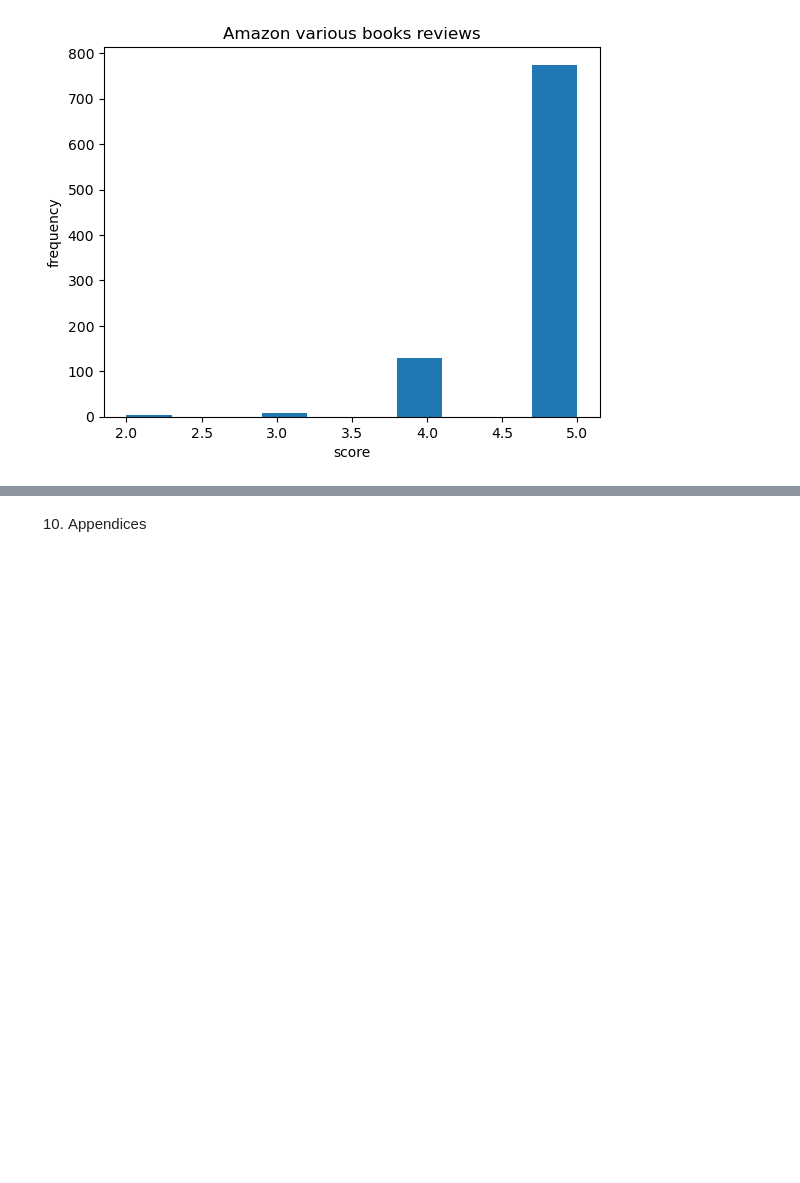
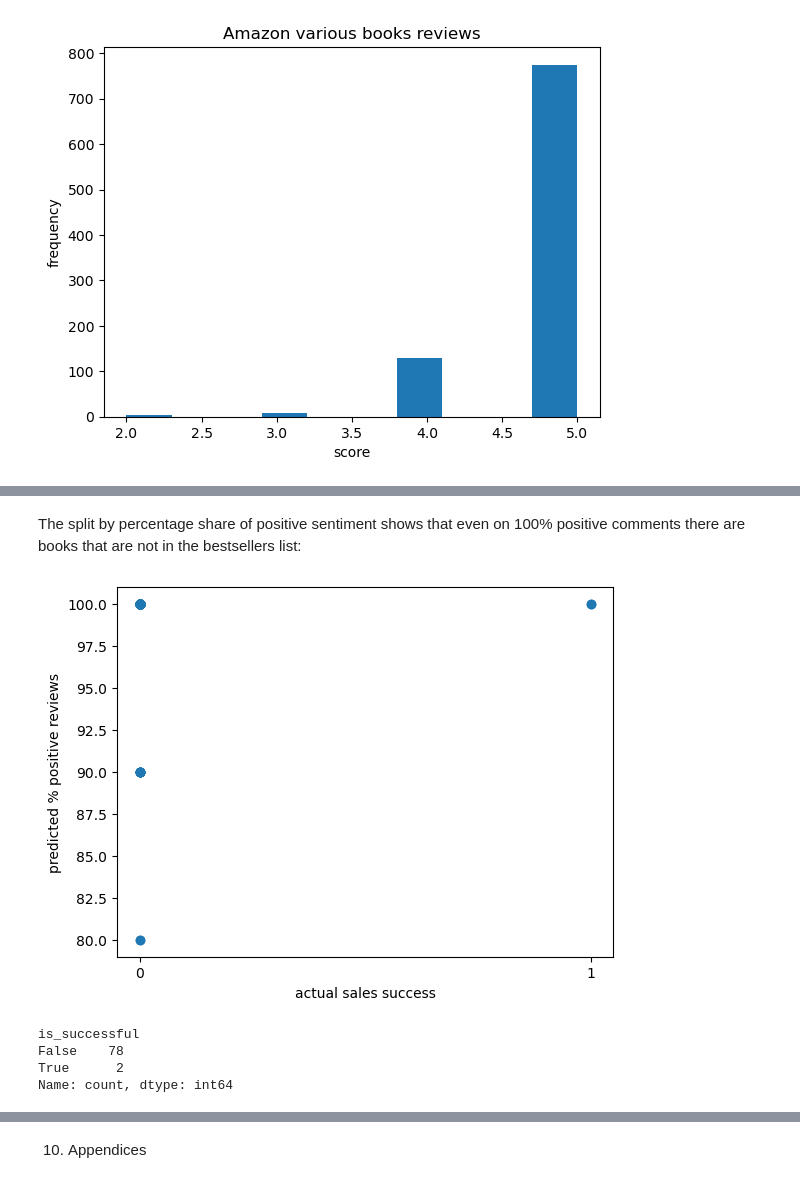
Before and after one commit to mi6oo6im/ml_books_review_sentiment_analysis, a Jupyter notebook: predicting_sales_success_based_on_sentiment_analysis.ipynb, the cells around one changed output, grey strips where cells are left out. Cells and saved outputs as stored; diff of their text form; code cells hidden in the pictures; blank space fills up the shorter version.

```diff
--- a/predicting_sales_success_based_on_sentiment_analysis.ipynb
+++ b/predicting_sales_success_based_on_sentiment_analysis.ipynb
@@ -181,0 +164,2 @@ Sales analysis was made using the Wikipedia List of best-selling books. The data
+# %%
+sales_df = pd.read_csv('data/sales_success_data.csv')
@@ -181,0 +204,18 @@ Sales analysis was made using the Wikipedia List of best-selling books. The data
+# %% [markdown]
+The split by percentage share of positive sentiment shows that even on 100% positive comments there are books that are not in the bestsellers list:
+# %%
+plt.scatter(sales_df.is_successful, sales_df.positive_percentage)
+plt.xlabel('actual sales success')
+plt.ylabel('predicted % positive reviews')
+plt.xticks([True, False])
+plt.show()
+# %% [output]
+[figure, added]
+# %%
+sales_df[(sales_df.positive_percentage == 100) &
+         (sales_df.total_count >= 10)].is_successful.value_counts()
+# %% [output]
+is_successful
+False    78
+True      2
+Name: count, dtype: int64
```
Also changed, not shown: parts of 26 cells of this notebook, 3 other files.
